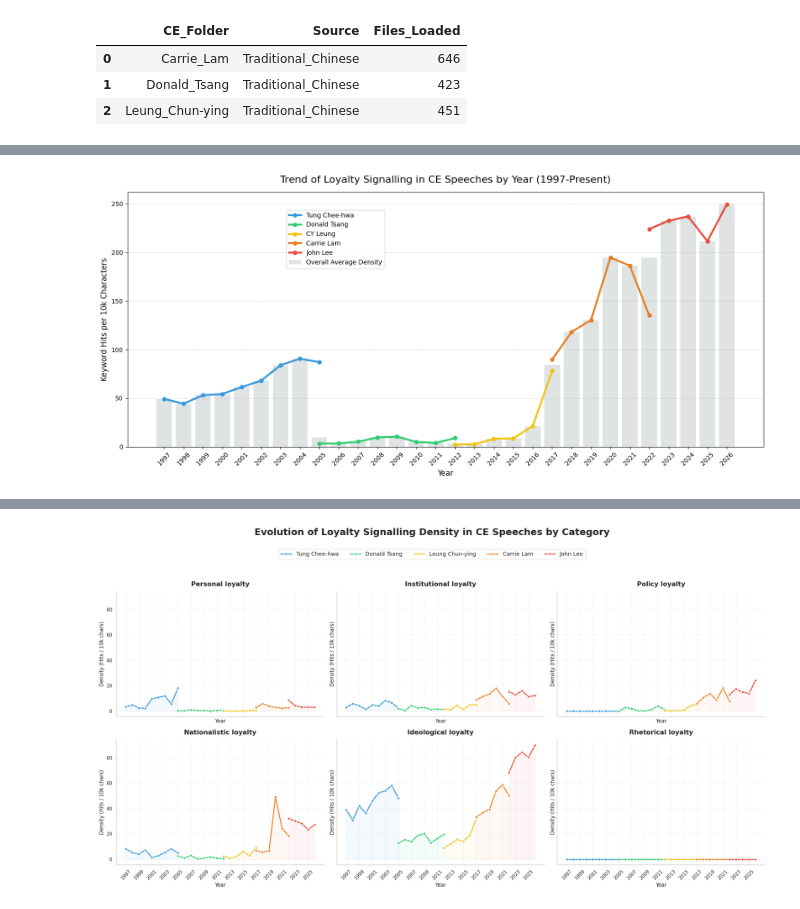
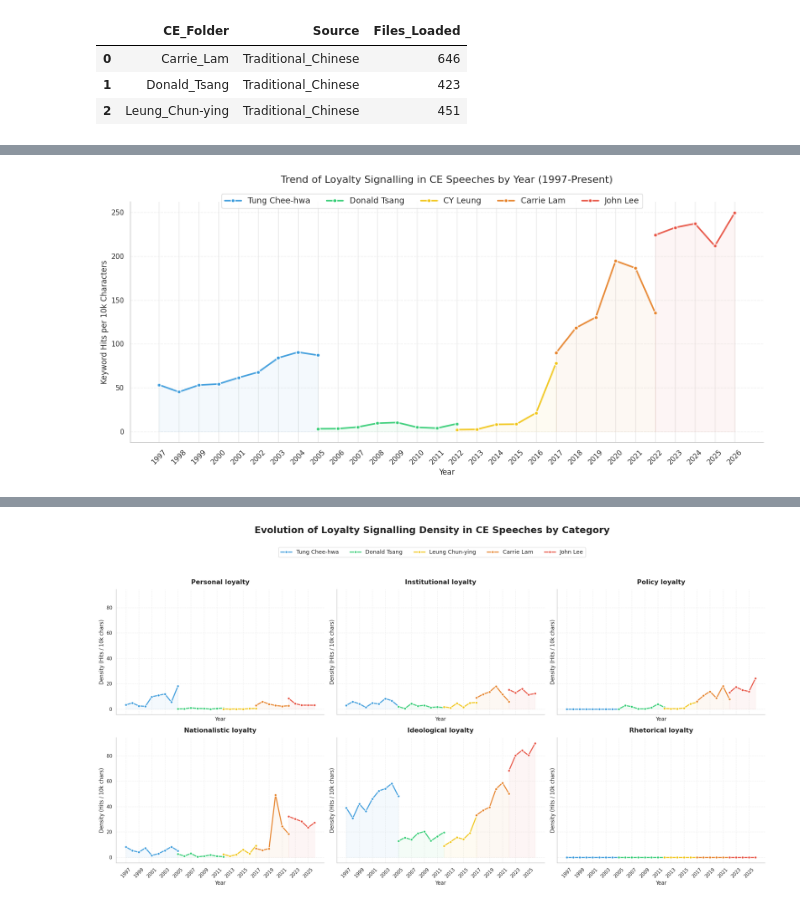
Before and after one commit to dengsherry2003-ui/Final_Project, a Jupyter notebook: Code/CE_Speech_analysis.ipynb, the cells around one changed output, grey strips where cells are left out. Saved outputs shown, nothing was run; the diff lists cells and outputs as text; code cells hidden in the pictures.

Commit message:
Update analysis notebooks and combined plots

```diff
--- a/Code/CE_Speech_analysis.ipynb
+++ b/Code/CE_Speech_analysis.ipynb
@@ -697,8 +562,10 @@ import seaborn as sns
 import numpy as np
 
 # ==========================================
-# 按年份统计官腔密度：柱状图（总体）+ 折线图（各特首）
+# 按年份统计Loyalty Signalling密度：柱状图（总体）+ 折线图（各特首）
 # ==========================================
+
+sns.set_theme(style="whitegrid", rc={"axes.edgecolor": "0.8", "grid.color": "0.9"})
 
 # 1. 函数：从文件名提取年份 (提取逻辑视文件名格式而定)
 def extract_year(filename):
@@ -718,6 +585,15 @@ all_sources = [
     ("John Lee", globals().get('john_lee_txt', {})),
     ("Tung Chee-hwa", globals().get('tung_chee_hwa_txt', {}))
 ]
+
+# 其他特首文件夹名到图例英文名映射
+ce_name_map = {
+    "Donald_Tsang": "Donald Tsang",
+    "Leung_Chun-ying": "CY Leung",
+    "Carrie_Lam": "Carrie Lam",
+    "John_Lee": "John Lee",
+    "Tung_Chee-hwa": "Tung Chee-hwa",
+}
 
 # 如果加载了前面单元格写的 other_ce_txt
 if 'other_ce_txt' in globals():
@@ -777,39 +653,66 @@ else:
         "Carrie Lam": "#E67E22",      # 橙
         "John Lee": "#E74C3C",        # 红
     }
 
-    # 绘制背景柱状图：展示该年总体的平均官腔密度
-    ax1.bar(df_yearly['Year'], df_yearly['Density'], color='#95A5A6', alpha=0.3, label='Overall Average Density', zorder=1)
-
     # 绘制前景折线图：展示不同特首在该年的表现
     for ce_name in df_ce_yearly['CE'].unique():
         df_sub = df_ce_yearly[df_ce_yearly['CE'] == ce_name].sort_values('Year')
         # 确保该特首该年不是因为只有一两篇文章而导致的极端异常值（可选：Chars > 1000）
         df_sub = df_sub[df_sub['Chars'] > 2000]
 
         color = ce_colors.get(ce_name, "#9B59B6") # 默认给个紫色
-        ax1.plot(df_sub['Year'], df_sub['Density'], marker='o', markersize=6, linewidth=3,
-                 color=color, label=ce_name, zorder=5)
+        ax1.plot(
+            df_sub['Year'],
+            df_sub['Density'],
+            marker='o',
+            markersize=6,
+            linewidth=2.5,
+            markeredgecolor='white',
+            markeredgewidth=1.5,
+            color=color,
+            label=ce_name,
+            alpha=0.9,
+            zorder=5
+)
+        ax1.fill_between(
+            df_sub['Year'],
+            0,
+            df_sub['Density'],
+            color=color,
+            alpha=0.05,
+            zorder=2
+)
 
     # 将 X 轴显式设置为整数年份
     min_year = df_yearly['Year'].min()
     max_year = df_yearly['Year'].max()
     ax1.set_xticks(np.arange(min_year, max_year + 1))
     ax1.set_xticklabels(np.arange(min_year, max_year + 1), rotation=45)
 
     # 设置标签与标题
     ax1.set_xlabel('Year', fontsize=12)
     ax1.set_ylabel("Keyword Hits per 10k Characters", fontsize=12)
-    plt.title("Trend of Loyalty Signalling in CE Speeches by Year (1997-Present)", fontsize=16, pad=15)
+    plt.title("Trend of Loyalty Signalling in CE Speeches by Year (1997-Present)", fontsize=16, pad=30)
 
     # 设定图例：合并 ax1 的内容
     handles, labels = ax1.get_legend_handles_labels()
-    fig.legend(handles, labels, loc='upper left', bbox_to_anchor=(0.28, 0.88), frameon=True, fontsize=10)
+    fig.legend(
+        handles,
+        labels,
+        loc='upper center',
+        ncol=min(len(labels), 5),
+        frameon=True,
+        framealpha=0.9,
+        edgecolor='lightgray',
+        fontsize=13,
+        bbox_to_anchor=(0.5, 0.93)
+)
 
     # 网格线
-    ax1.grid(axis="y", linestyle="--", alpha=0.5)
+    ax1.grid(axis="y", linestyle="--", alpha=0.6)
+    sns.despine(ax=ax1, top=True, right=True)
 
     plt.tight_layout()
     plt.show()
 # %% [output]
-[figure, old version]
+[figure, new version]
```
Also changed, not shown: parts of 9 cells of this notebook, 7 other files.
